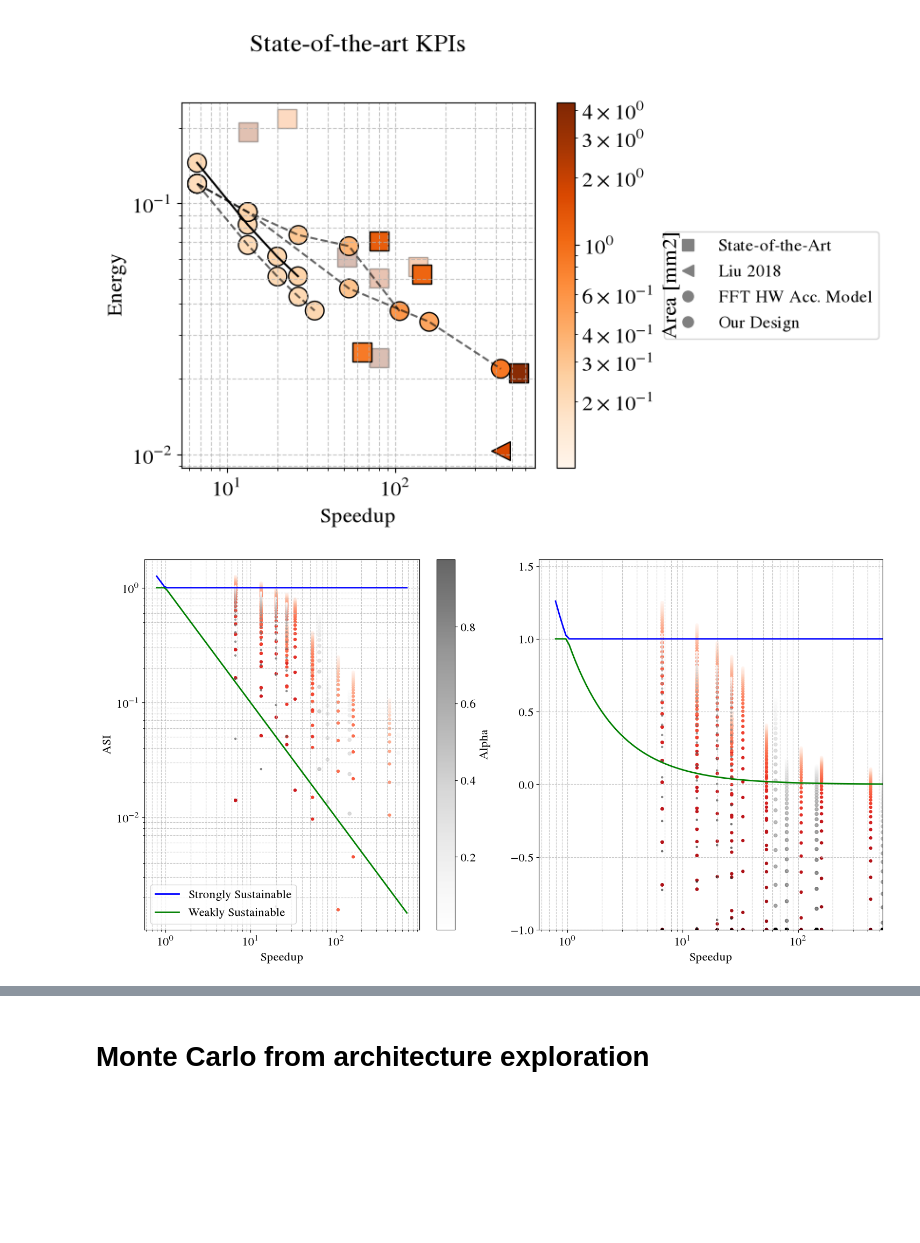
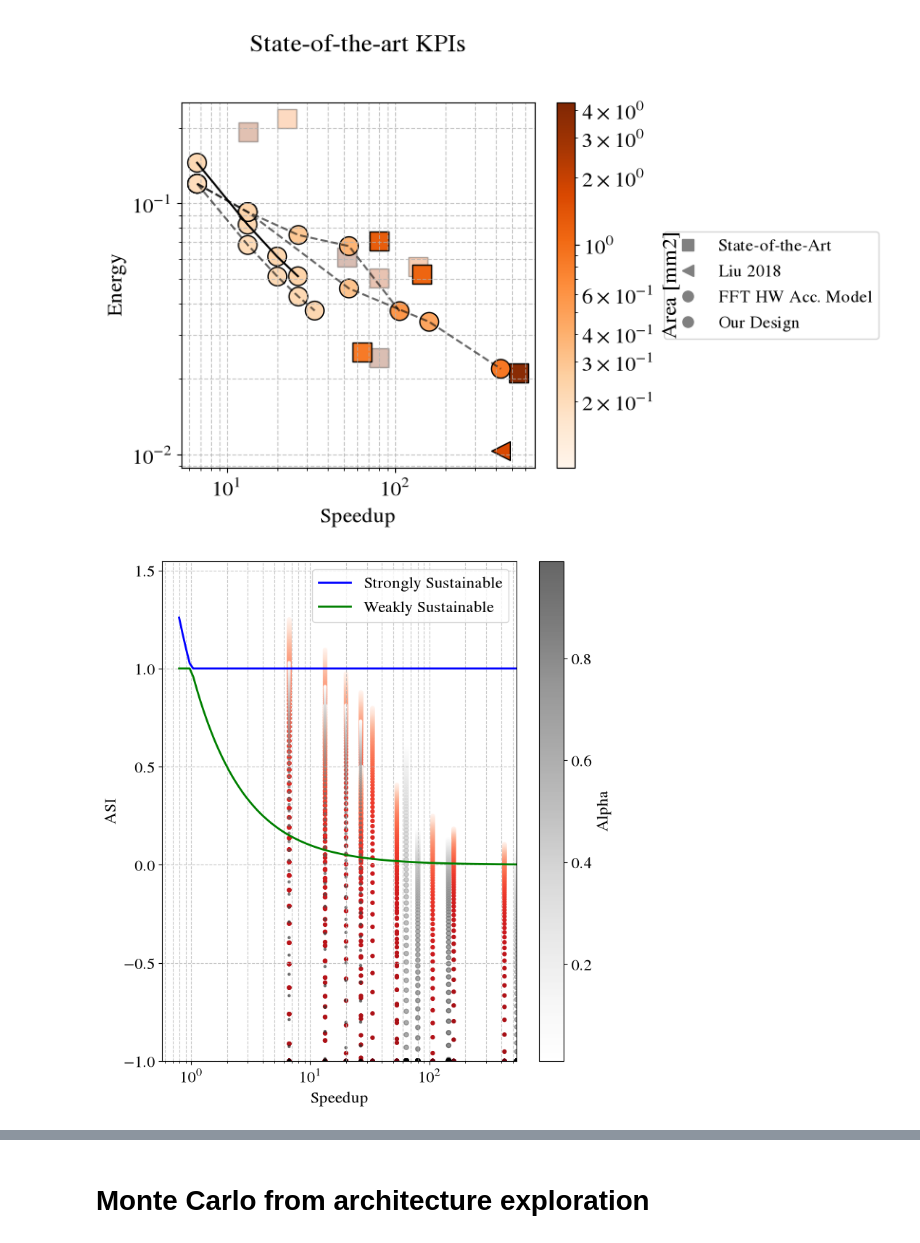
Before and after one commit to PolMaistriaux/IoT_Node_Modeling, a Jupyter notebook: Test_new_applications/Notebook_ASI_Framework.ipynb, the cells around one changed output, grey strips where cells are left out. Saved outputs shown, nothing was run; the diff lists cells and outputs as text; code cells hidden in the pictures; blank space fills up the shorter version.

```diff
--- a/Test_new_applications/Notebook_ASI_Framework.ipynb
+++ b/Test_new_applications/Notebook_ASI_Framework.ipynb
@@ -117,7 +119,7 @@ importlib.reload(sys.modules['fft_architecture_exploration'])
 from fft_architecture_exploration import *
 # %%
 
-baseline_area    = 0.6 #10
+baseline_area    = np.array([0.6])
 
 baseline_techNode= 65 #10
 baseline_energy  = nFFT* 5.7e-9
@@ -148,7 +150,7 @@ theor_Power            = np.array([pipe_theor_Power        ,  para_theor_Power
 
 # ----------------------------------------------------------------------
 
-para_theor_area_ratio    = (para_theor_Area+baseline_area)    / baseline_area
+para_theor_area_ratio    = (para_theor_Area[:,:,np.newaxis]+baseline_area)    / baseline_area
 para_theor_power_ratio   = para_theor_Power   / baseline_power
 para_theor_energy_ratio  = para_theor_Energy  / baseline_energy
 para_theor_latency_ratio = para_theor_Latency / baseline_latency
@@ -156,7 +158,7 @@ para_theor_speedup_ratio = 1/(para_theor_latency_ratio)
 
 
 # ----------------------------------------------------------------------
-pipe_theor_area_ratio    = (pipe_theor_Area+baseline_area)    / baseline_area
+pipe_theor_area_ratio    = (pipe_theor_Area[:,:,np.newaxis]+baseline_area)    / baseline_area
 pipe_theor_power_ratio   = pipe_theor_Power   / baseline_power
 pipe_theor_energy_ratio  = pipe_theor_Energy  / baseline_energy
 pipe_theor_latency_ratio = pipe_theor_Latency / baseline_latency
@@ -164,7 +166,7 @@ pipe_theor_speedup_ratio = 1/(pipe_theor_latency_ratio)
 
 
 # ----------------------------------------------------------------------
-pipePara_theor_area_ratio    = (pipePara_theor_Area+baseline_area)    / baseline_area
+pipePara_theor_area_ratio    = (pipePara_theor_Area[:,:,np.newaxis]+baseline_area)    / baseline_area
 pipePara_theor_power_ratio   = pipePara_theor_Power   / baseline_power
 pipePara_theor_energy_ratio  = pipePara_theor_Energy  / baseline_energy
 pipePara_theor_latency_ratio = pipePara_theor_Latency / baseline_latency
@@ -194,7 +196,7 @@ our_Energy         = our_Energy_pFFT
 our_Speedup        = baseline_latency / our_Latency
 our_Power          = our_Energy       / our_Latency
 
-our_area_ratio    = (our_Area+baseline_area)    / baseline_area
+our_area_ratio    = (our_Area[:,np.newaxis]+baseline_area)    / baseline_area
 our_power_ratio   = our_Power   / baseline_power
 our_energy_ratio  = our_Energy  / baseline_energy
 our_latency_ratio = our_Latency / baseline_latency
@@ -216,7 +218,7 @@ soa_Energy         = soa_Energy_pFFT  * (4096*12/(soa_NFFT*np.log2(soa_NFFT)))
 soa_Speedup        = baseline_latency / soa_Latency
 soa_Power          = soa_Energy       / soa_Latency
 
-soa_area_ratio    = (soa_Area+baseline_area)    / baseline_area
+soa_area_ratio    = (soa_Area[:,np.newaxis]+baseline_area)    / baseline_area
 soa_power_ratio   = soa_Power   / baseline_power
 soa_energy_ratio  = soa_Energy  / baseline_energy
 soa_latency_ratio = soa_Latency / baseline_latency
@@ -238,7 +240,7 @@ soa_pt_Energy         = soa_pt_Energy_pFFT  * (4096*12/(soa_pt_NFFT*np.log2(soa_
 soa_pt_Speedup        = baseline_latency / soa_pt_Latency
 soa_pt_Power          = soa_pt_Energy    / soa_pt_Latency
 
-soa_pt_area_ratio    = (soa_pt_Area+baseline_area)    / baseline_area
+soa_pt_area_ratio    = (soa_pt_Area[:,np.newaxis]+baseline_area)    / baseline_area
 soa_pt_power_ratio   = soa_pt_Power   / baseline_power
 soa_pt_energy_ratio  = soa_pt_Energy  / baseline_energy
 soa_pt_latency_ratio = soa_pt_Latency / baseline_latency
@@ -426,58 +440,52 @@ Text(0.5, 1.0, 'State-of-the-art KPIs\n')
 # %%
 # ASI Framework separations
 speedup_space = np.logspace(-0.1, np.log10(np.max(soa_speedup_ratio))+0.1, 100)
 
 sep_strongly_sustainable = 1/speedup_space
 sep_weakly_sustainable   = 1/speedup_space
 
 sep_strongly_sustainable[np.where(sep_strongly_sustainable<1)] =1
 sep_weakly_sustainable  [np.where(sep_weakly_sustainable>1)]   =1
 
 
 # Plot the operation footprint vs FFT throughput
-fig, ax = plt.subplots(1,2,figsize=(15, 8))
-ax[0].set_ylabel('ASI')
-ax[0].loglog(speedup_space, sep_strongly_sustainable, 'b', linewidth=2, label='Strongly Sustainable')
-ax[0].loglog(speedup_space, sep_weakly_sustainable,   'g', linewidth=2, label='Weakly Sustainable')
-ax[1].plot(speedup_space, sep_strongly_sustainable, 'b', linewidth=2, label='Strongly Sustainable')
-ax[1].plot(speedup_space, sep_weakly_sustainable,   'g', linewidth=2, label='Weakly Sustainable')
+fig, ax = plt.subplots(1,len(baseline_area),figsize=(7.5*len(baseline_area), 8))
+if len(baseline_area)==1:
+    ax=[ax]
 
-ax[1].set_xscale('log')
+for a in range(len(baseline_area)):
+    ax[a].set_ylabel('ASI')
+    ax[a].plot(speedup_space, sep_strongly_sustainable, 'b', linewidth=2, label='Strongly Sustainable')
+    ax[a].plot(speedup_space, sep_weakly_sustainable,   'g', linewidth=2, label='Weakly Sustainable')
+    ax[a].set_xscale('log')
+    ax[a].set_xlabel('Speedup')
+    ax[a].set_ylim([-1,np.max(our_asi_res)*1.5])
+    ax[a].set_xlim([0,np.max(soa_speedup_ratio)])
+    ax[a].grid(True, which='both', linestyle='--', alpha=0.7)
+    ax[a].set_xscale('log')
 
-ax[0].set_xlabel('Speedup')
-ax[1].set_xlabel('Speedup')
-ax[1].set_ylim([-1,np.max(our_asi_res)*1.5])
-ax[1].set_xlim([0,np.max(soa_speedup_ratio)])
+    for k in range(3):
+        for i in range(arch_Dim):
+            for d, j in enumerate(analysis_Mem_type):
+                p = ax[a].scatter(np.ones(len(alpha_studied))*theor_speedup_ratio[k,i,j],   np.maximum(theor_asi_res[:,a,k,i,d],-1),   c=alpha_studied,cmap="Reds",  s=50, marker='.')
 
-ax[0].grid(True, which='both', linestyle='--', alpha=0.7)
-ax[1].grid(True, which='both', linestyle='--', alpha=0.7)
+    #Add our accelerator
+    for i in range(soa_area_ratio.shape[0]):
+        if soa_NFFT[i] == nFFT:
+            p = ax[a].scatter(np.ones(len(alpha_studied))*soa_speedup_ratio[i],   np.maximum(soa_asi_res[:,a,i],-1),   c=alpha_studied,cmap="Greys",  s=20, alpha=0.6)
 
-for k in range(3):
-    for i in range(arch_Dim):
-        for d, j in enumerate(analysis_Mem_type):
-            p = ax[0].scatter(np.ones(len(alpha_studied))*theor_speedup_ratio[k,i,j],   np.maximum(theor_asi_res[:,k,i,d],-1),   c=alpha_studied,cmap="Reds",  s=50, marker='.')
-            p = ax[1].scatter(np.ones(len(alpha_studied))*theor_speedup_ratio[k,i,j],   np.maximum(theor_asi_res[:,k,i,d],-1),   c=alpha_studied,cmap="Reds",  s=50, marker='.')
+    # Add our accelerator
+    for i in range(our_area_ratio.shape[0]):
+        p = ax[a].scatter(np.ones(len(alpha_studied))*our_speedup_ratio[i],   np.maximum(our_asi_res[:,a,i],-1),   c=alpha_studied,cmap="Greys",  s=20, marker='.', alpha=0.6)
 
-#Add our accelerator
-for i in range(soa_area_ratio.shape[0]):
-    if soa_NFFT[i] == nFFT:
-        p = ax[0].scatter(np.ones(len(alpha_studied))*soa_speedup_ratio[i],   np.maximum(soa_asi_res[:,i],-1),   c=alpha_studied,cmap="Greys",  s=20, alpha=0.6)
-        p = ax[1].scatter(np.ones(len(alpha_studied))*soa_speedup_ratio[i],   np.maximum(soa_asi_res[:,i],-1),   c=alpha_studied,cmap="Greys",  s=20, alpha=0.6)
-fig.colorbar(p,ax=ax[0],orientation='vertical',label='Alpha')
-
-# Add our accelerator
-for i in range(our_area_ratio.shape[0]):
-    p = ax[0].scatter(np.ones(len(alpha_studied))*our_speedup_ratio[i],   np.maximum(our_asi_res[:,i],-1),   c=alpha_studied,cmap="Greys",  s=20, marker='.', alpha=0.6)
-    p = ax[1].scatter(np.ones(len(alpha_studied))*our_speedup_ratio[i],   np.maximum(our_asi_res[:,i],-1),   c=alpha_studied,cmap="Greys",  s=20, marker='.', alpha=0.6)
-
-
+fig.colorbar(p,ax=ax[-1],orientation='vertical',label='Alpha')
 
 ax[0].legend()
 # Add legend
 fig.tight_layout()
 plt.show()
 # %% [output]
-[figure, old version]
+[figure, new version]
 # %%
 # ASI Framework separations
 speedup_space = np.logspace(-0.5, 2.5, 100)
```
Also changed, not shown: parts of 21 cells of this notebook, 2 other files.
